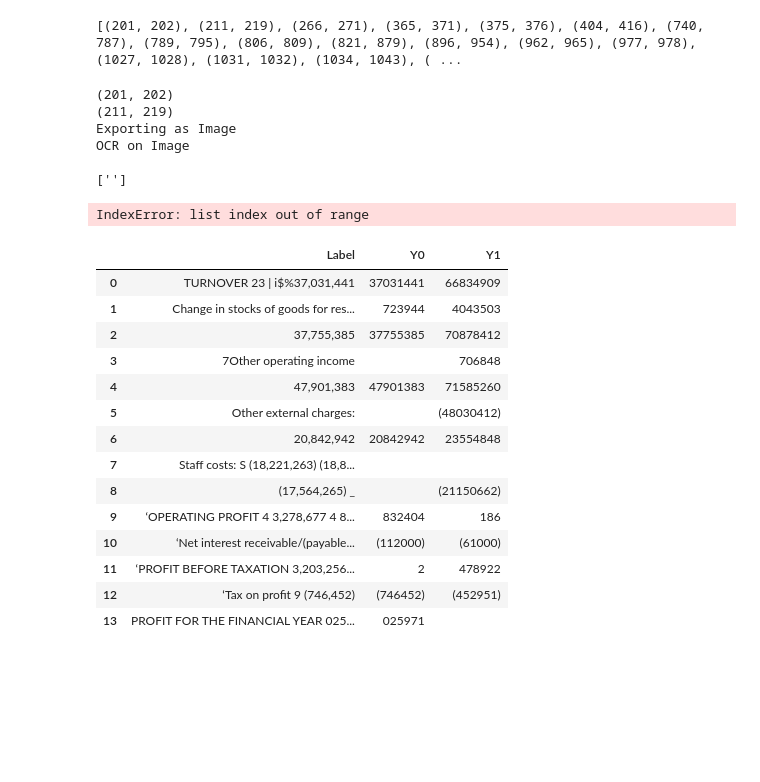
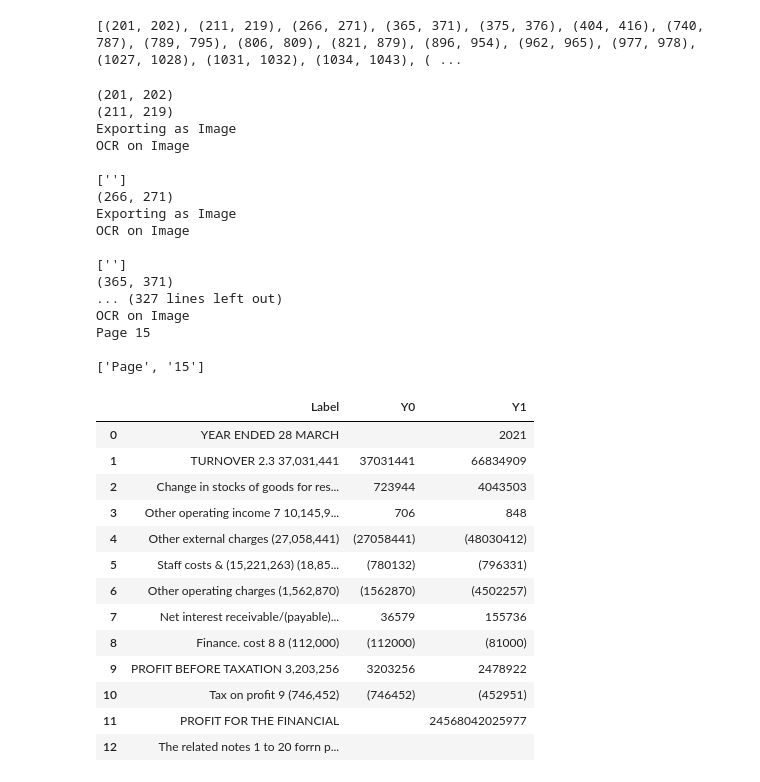
Before and after one commit to jacksim588/Data-Mining, a Jupyter notebook: Annual Accounts Mining/OCR Tests.ipynb, the cells around one changed output. Saved outputs shown, nothing was run; the diff lists cells and outputs as text; code cells hidden in the pictures; blank space fills up the shorter version.

```diff
--- a/Annual Accounts Mining/OCR Tests.ipynb
+++ b/Annual Accounts Mining/OCR Tests.ipynb
@@ -35,0 +174,22 @@ Page 15
+# %%
+from PIL import Image
+
+j=0
+p = 10
+for i in dataRanges:
+    print(i[0])
+    print(i[1])
+
+    currentImage = ((imageArray[i[0]:i[1]].T))
+    currentImage = np.c_[np.full((len(currentImage), p), 255), currentImage, np.full((len(currentImage), p), 255) ]
+    currentImage = np.r_[[currentImage[0]]*p,currentImage,[currentImage[-1]]*p]
+
+    im = Image.fromarray(currentImage)
+    if im.mode != 'RGB':
+        im = im.convert('RGB')
+    im.save(str(j)+"your_file.jpeg")
+    image = cv2.imread(str(j)+"your_file.jpeg")
+    print('OCR on Image')
+    text = str(pytesseract.image_to_string(image)).rstrip()
+    print(text)
+    j+=1
@@ -35,0 +235,9 @@ Page 15
+# %%
+for foundData in dataRanges:
+    #print(foundData)
+    currentImage = []
+    rangeList = list(foundData)
+    #print(rangeList[0])
+    #print(rangeList[1])
+    if rangeList[1] - rangeList[0] > 1: #if there is more than 1 consecutive row with data
+        print(foundData)
@@ -73,0 +306,4 @@ empty
+# %%
+imageArray = np.array(imageFil[:, :, 0])
+datainrow = getDataRangesFromImage(imageArray)
+print(datainrow)
@@ -117,7 +356,7 @@ for foundData in dataRanges:
         im.save(str(foundData)+"your_file.jpeg")
         image = cv2.imread(str(foundData)+"your_file.jpeg")
         print('OCR on Image')
-        text = str(pytesseract.image_to_string(image))
+        text = str(pytesseract.image_to_string(image)).rstrip()
         print(text)
         textArray = toArray(text.rstrip("\n"))
         print(textArray)
@@ -138,25 +377,34 @@ Exporting as Image
 OCR on Image
 
 ['']
+(266, 271)
+Exporting as Image
+OCR on Image
+
+['']
+(365, 371)
+... (327 lines left out)
+OCR on Image
+Page 15
+
+['Page', '15']
-IndexError: list index out of range
 # %%
 df = df.replace('\n','', regex=True)
-df['Y1'] = df['Y1'].replace(r'[^0-9()]','', regex=True)
-df['Y0'] = df['Y0'].replace(r'[^0-9()]','', regex=True)
+df['Y1'] = df['Y1'].replace(r'[^0-9()^.]','', regex=True)
+df['Y0'] = df['Y0'].replace(r'[^0-9()^.]','', regex=True)
 df
 # %% [output]
 |  | Label | Y0 | Y1 |
-| 0 | TURNOVER 23 | i$%37,031,441 | 37031441 | 66834909 |
-| 1 | Change in stocks of goods for res... | 723944 | 4043503 |
-| 2 | 37,755,385 | 37755385 | 70878412 |
-| 3 | 7Other operating income |  | 706848 |
-| 4 | 47,901,383 | 47901383 | 71585260 |
-| 5 | Other external charges: |  | (48030412) |
-| 6 | 20,842,942 | 20842942 | 23554848 |
-| 7 | Staff costs: S (18,221,263) (18,8... |  |  |
-| 8 | (17,564,265) _ |  | (21150662) |
-| 9 | ‘OPERATING PROFIT 4 3,278,677 4 8... | 832404 | 186 |
-| 10 | ‘Net interest receivable/(payable... | (112000) | (61000) |
-| 11 | ‘PROFIT BEFORE TAXATION 3,203,256... | 2 | 478922 |
-| 12 | ‘Tax on profit 9 (746,452) | (746452) | (452951) |
-| 13 | PROFIT FOR THE FINANCIAL YEAR 025... | 025971 |  |
+| 0 | YEAR ENDED 28 MARCH |  | 2021 |
+| 1 | TURNOVER 2.3 37,031,441 | 37031441 | 66834909 |
+| 2 | Change in stocks of goods for res... | 723944 | 4043503 |
+| 3 | Other operating income 7 10,145,9... | 706 | 848 |
+| 4 | Other external charges (27,058,441) | (27058441) | (48030412) |
+| 5 | Staff costs & (15,221,263) (18,85... | (780132) | (796331) |
+| 6 | Other operating charges (1,562,870) | (1562870) | (4502257) |
+| 7 | Net interest receivable/(payable)... | 36579 | 155736 |
+| 8 | Finance. cost 8 8 (112,000) | (112000) | (81000) |
+| 9 | PROFIT BEFORE TAXATION 3,203,256 | 3203256 | 2478922 |
+| 10 | Tax on profit 9 (746,452) | (746452) | (452951) |
+| 11 | PROFIT FOR THE FINANCIAL |  | 24568042025977 |
+| 12 | The related notes 1 to 20 forrn p... |  |  |
```
Also changed, not shown: parts of 16 cells of this notebook, 13 other files.
